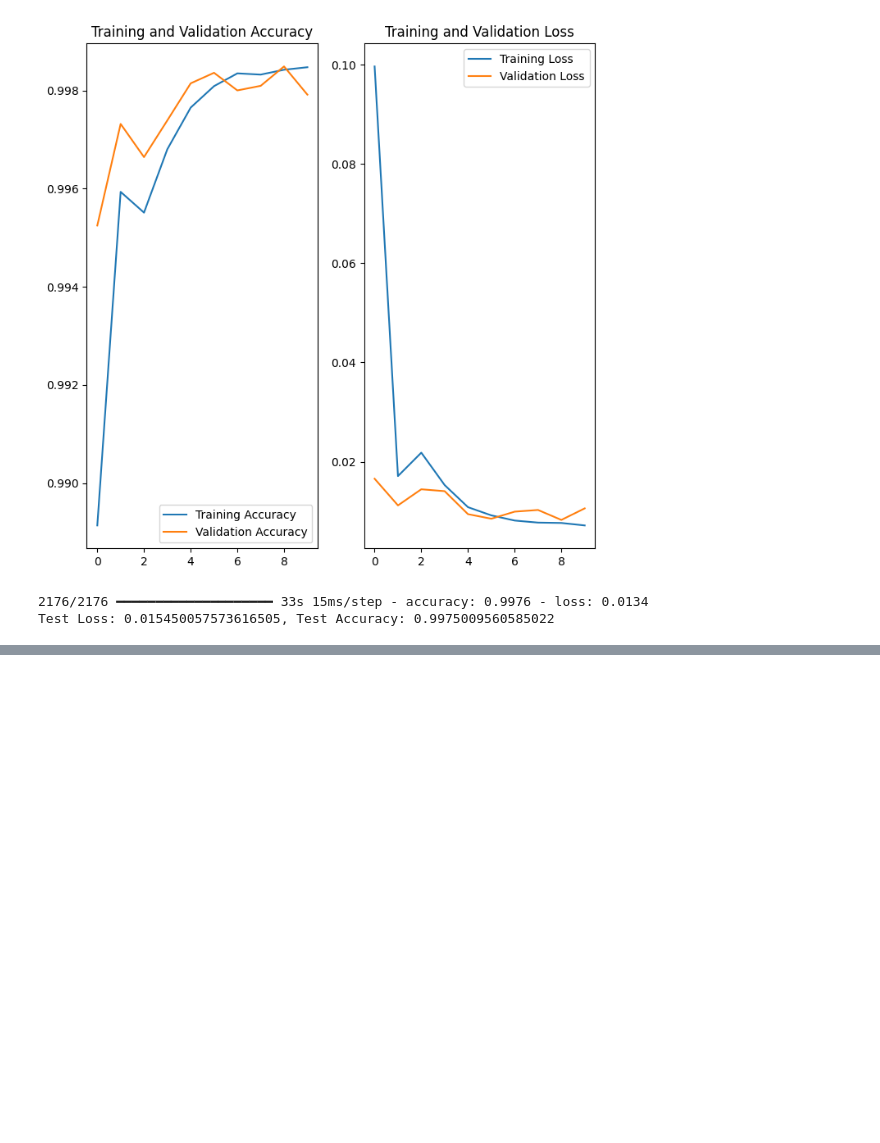
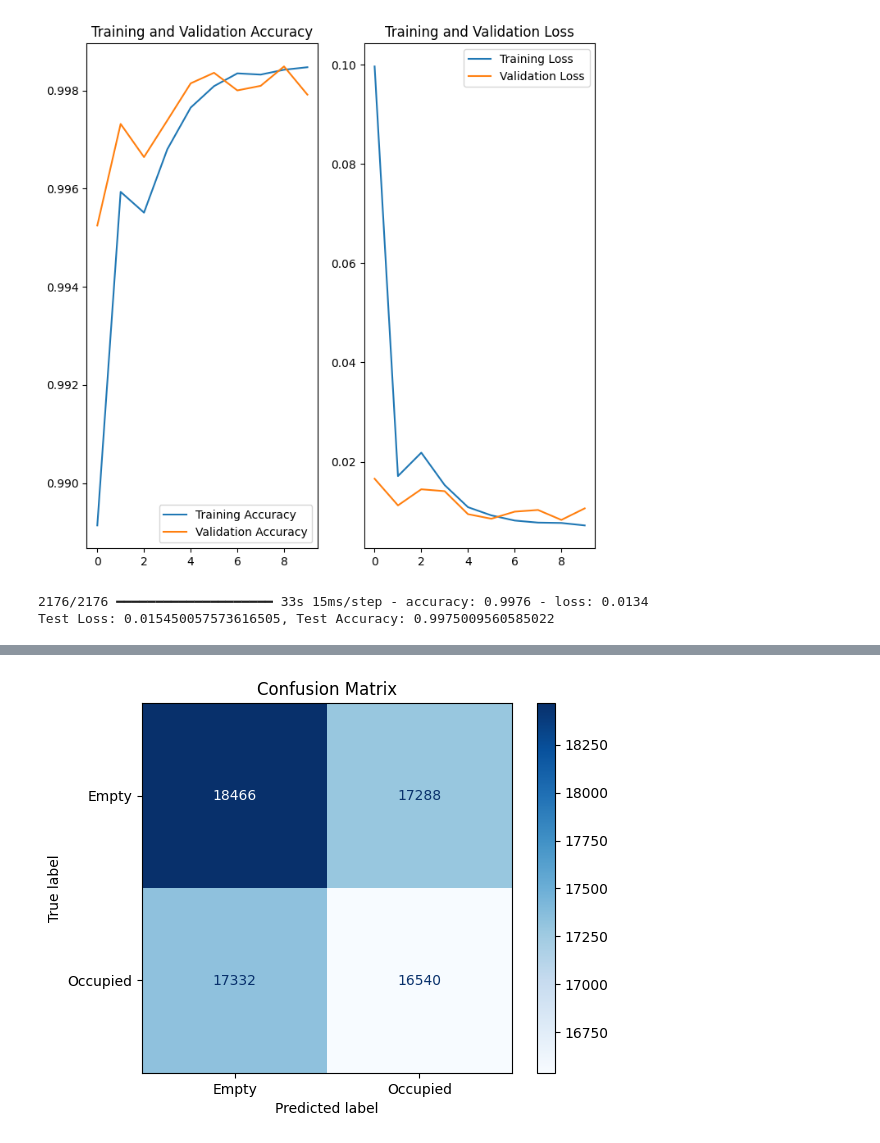
Before and after one commit to FedericaBellini22/CVProject-2024, a Jupyter notebook: parking_occupancy_detection.ipynb, the cells around one changed output, grey strips where cells are left out. Drawn from its saved outputs; the diff is of its cells as text; code cells hidden in the pictures; blank space fills up the shorter version.

```diff
--- a/parking_occupancy_detection.ipynb
+++ b/parking_occupancy_detection.ipynb
@@ -237,0 +245,20 @@ Test Loss: 0.015450057573616505, Test Accuracy: 0.9975009560585022
+# %%
+import numpy as np
+import matplotlib.pyplot as plt
+from sklearn.metrics import confusion_matrix, ConfusionMatrixDisplay
+
+# 1. Make predictions on the test set
+test_predictions = model.predict(test_dataset)
+test_predictions = (test_predictions > 0.5).astype(int)  # Convert probabilities to class labels
+
+# 2. Get true labels from the test dataset
+true_labels = np.concatenate([y for x, y in test_dataset], axis=0)
+
+# 3. Generate the confusion matrix
+cm = confusion_matrix(true_labels, test_predictions)
+
+# 4. Plot the confusion matrix
+ConfusionMatrixDisplay(cm, display_labels=['Empty', 'Occupied']).plot(cmap=plt.cm.Blues)
+plt.title('Confusion Matrix')
+plt.show()
+# %% [output]
@@ -237,0 +266 @@ Test Loss: 0.015450057573616505, Test Accuracy: 0.9975009560585022
+[figure, added]
```
Also changed, not shown: parts of 5 cells of this notebook.
